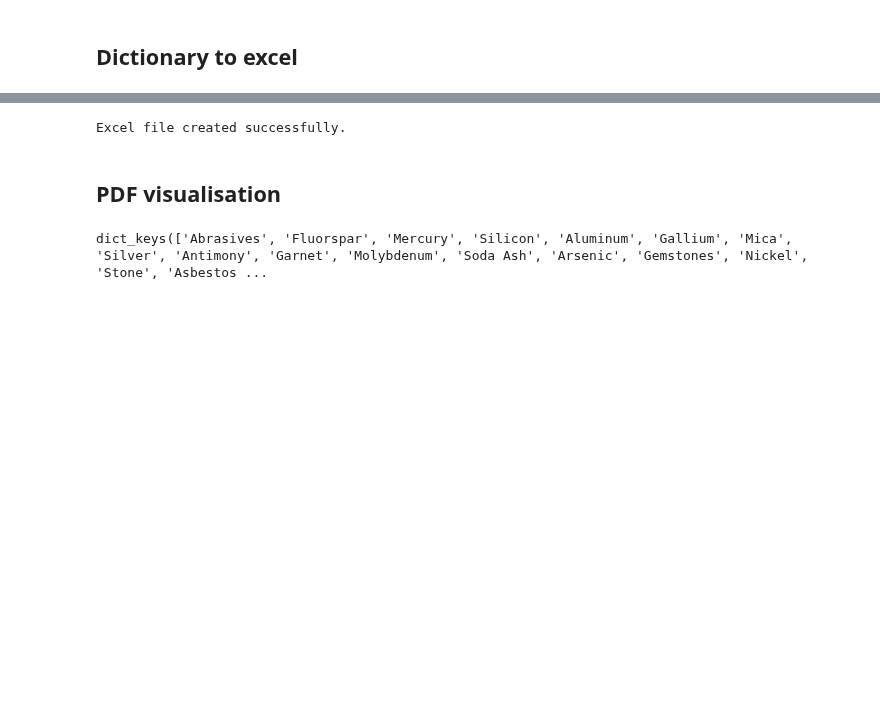
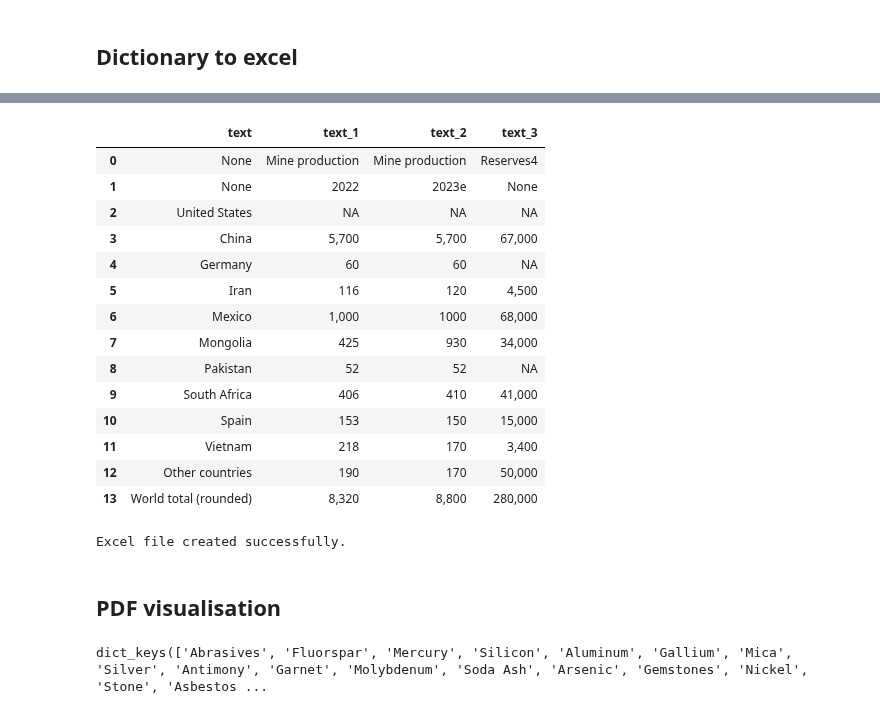
Before and after one commit to Yassmine2020/MaterialRisksSimulation, a Jupyter notebook: test_usgs/main_test_utils.ipynb, the cells around one changed output, grey strips where cells are left out. Cells and saved outputs as stored; diff of their text form; code cells hidden in the pictures; blank space fills up the shorter version.

```diff
--- a/test_usgs/main_test_utils.ipynb
+++ b/test_usgs/main_test_utils.ipynb
@@ -539,3 +522,28 @@ scraping_base['Abrasives']['tables'][0][0]
+# %%
+for material in list(scraping_base.keys()):
+    for i in range(len(scraping_base[material]['tables'])):
+        table, bbox, page = scraping_base[material]['tables'][i]
+        table = table.sort_values('bottom')
+        table = table.drop('bottom', axis=1)
+        scraping_base[material]['tables'][i][0] = table
+# %%
+scraping_base['Fluorspar']['tables'][1][0]
+# %% [output]
+|  | text | text_1 | text_2 | text_3 |
+| 0 | None | Mine production | Mine production | Reserves4 |
+| 1 | None | 2022 | 2023e | None |
+| 2 | United States | NA | NA | NA |
+| 3 | China | 5,700 | 5,700 | 67,000 |
+| 4 | Germany | 60 | 60 | NA |
+| 5 | Iran | 116 | 120 | 4,500 |
+| 6 | Mexico | 1,000 | 1000 | 68,000 |
+| 7 | Mongolia | 425 | 930 | 34,000 |
+| 8 | Pakistan | 52 | 52 | NA |
+| 9 | South Africa | 406 | 410 | 41,000 |
+| 10 | Spain | 153 | 150 | 15,000 |
+| 11 | Vietnam | 218 | 170 | 3,400 |
+| 12 | Other countries | 190 | 170 | 50,000 |
+| 13 | World total (rounded) | 8,320 | 8,800 | 280,000 |
 # %%
 with pd.ExcelWriter('output.xlsx', engine='openpyxl') as writer:
     for material, data in scraping_base.items():
```
Also changed, not shown: parts of 4 cells of this notebook, 4 other files.
